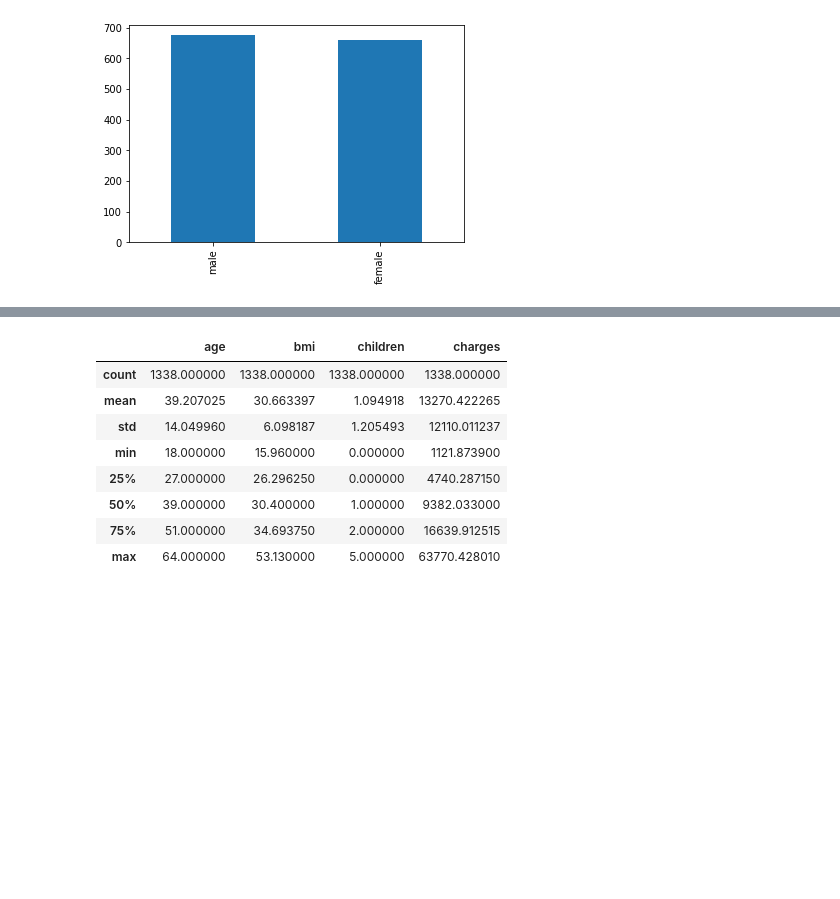
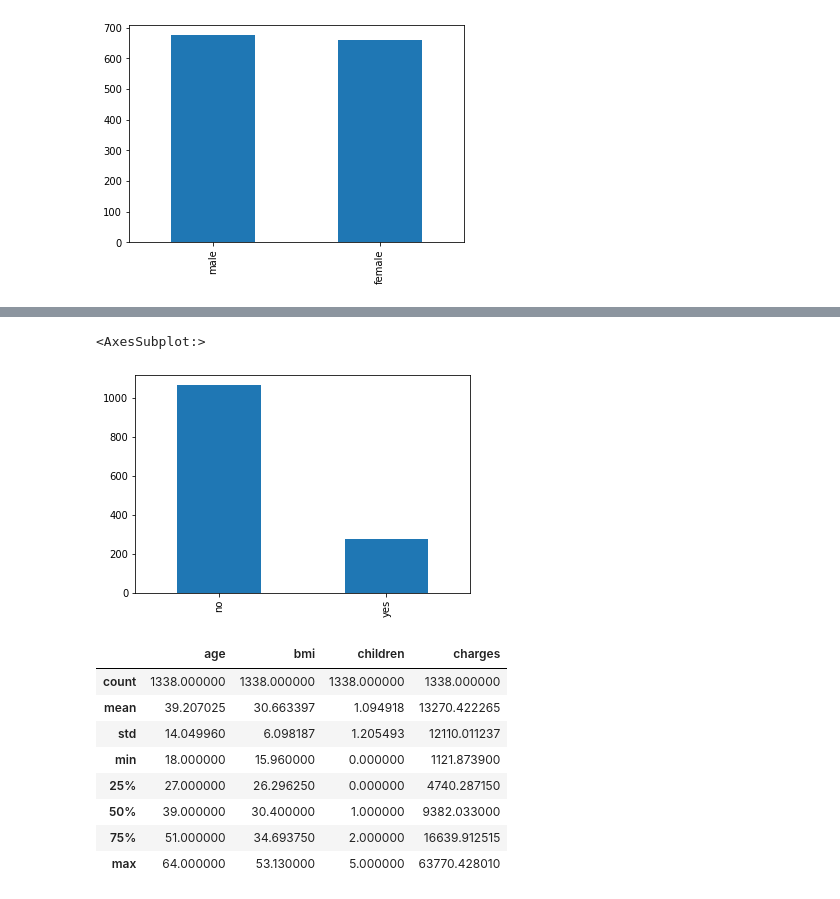
Before and after one commit to LiangZhaoCUNY/Modeling, a Jupyter notebook: Session07_OtherPredictionMethods.ipynb, the cells around one changed output, grey strips where cells are left out. Drawn from its saved outputs; the diff is of its cells as text; code cells hidden in the pictures; blank space fills up the shorter version.

```diff
--- a/Session07_OtherPredictionMethods.ipynb
+++ b/Session07_OtherPredictionMethods.ipynb
@@ -71,5 +76,9 @@ insurance['sex'].value_counts().plot.bar()
 # %%
 # Visualize the distribution of `smoker` and `region`.
+insurance['smoker'].value_counts().plot.bar()
+# %% [output]
+<AxesSubplot:>
+[figure, added]
 # %%
 # Descriptive statistics on numerical variables
 # BMI: body mass index
```
Also changed, not shown: parts of 26 cells of this notebook, 1 other file.
